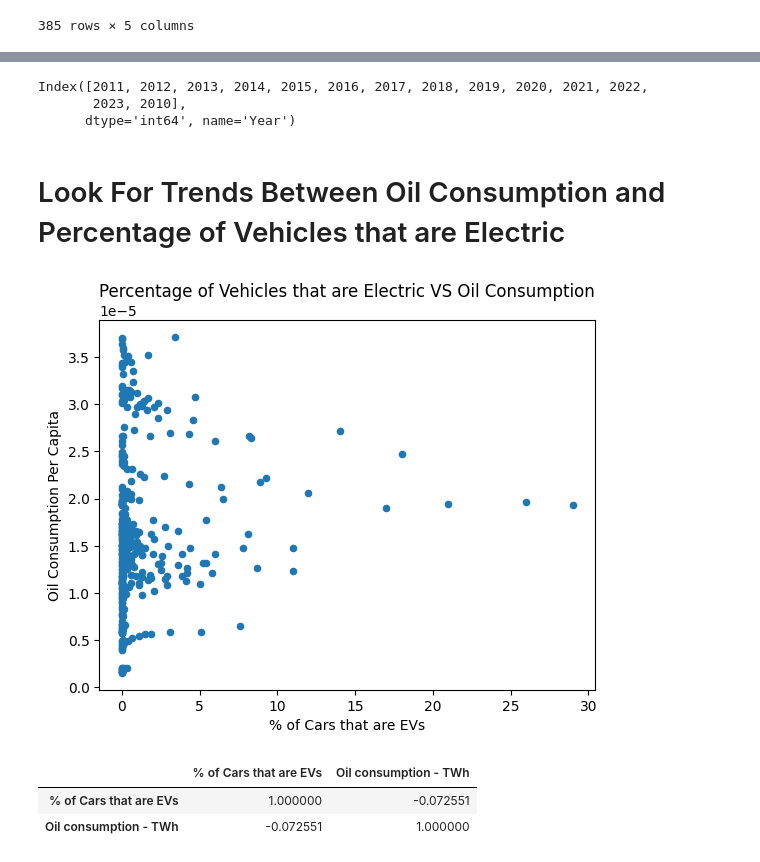
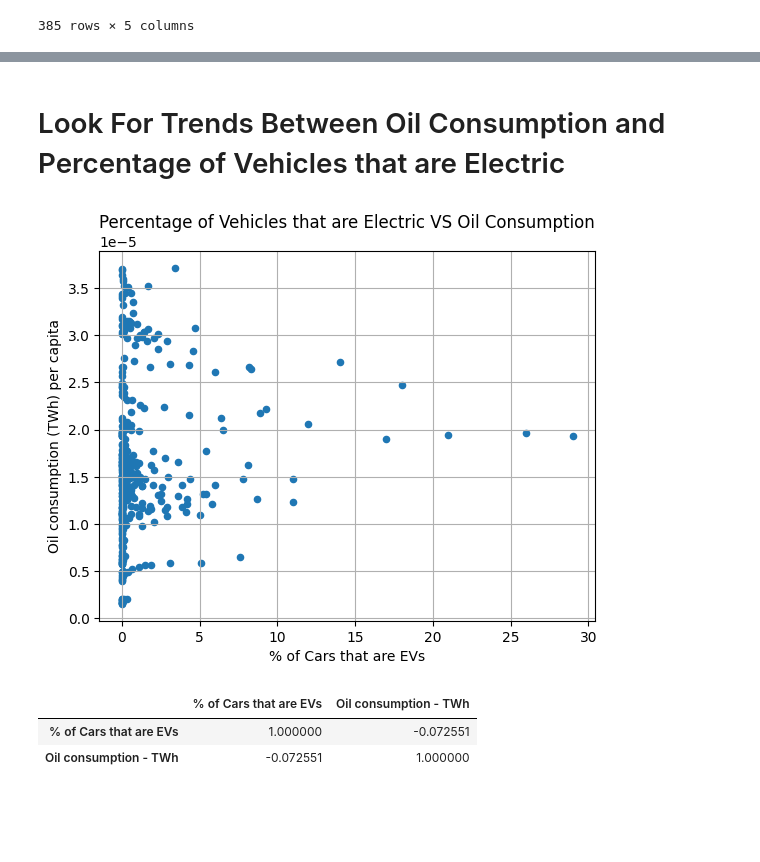
Before and after one commit to Marwenboughanmi/EVS-project-1, a Jupyter notebook: percent_EVs_vs_Oil_Cunsumption.ipynb, the cells around one changed output, grey strips where cells are left out. Saved outputs shown, nothing was run; the diff lists cells and outputs as text; code cells hidden in the pictures; blank space fills up the shorter version.

```diff
--- a/percent_EVs_vs_Oil_Cunsumption.ipynb
+++ b/percent_EVs_vs_Oil_Cunsumption.ipynb
@@ -318,18 +275,14 @@ array(['Australia', 'Austria', 'Belgium', 'Brazil', 'Canada', 'Chile',
-# %%
-merged_df.index.unique()
-# %% [output]
-Index([2011, 2012, 2013, 2014, 2015, 2016, 2017, 2018, 2019, 2020, 2021, 2022,
-       2023, 2010],
-      dtype='int64', name='Year')
 # %% [markdown]
 # Look For Trends Between Oil Consumption and Percentage of Vehicles that are Electric
 # %%
+# Creating a scatter plot to visualize the relationship between the percentage of electric vehicles and oil consumption per capita
 fig, ax = plt.subplots()
 
 merged_df.plot(kind='scatter', ax=ax, x='% of Cars that are EVs', y='Oil Consumption Per Capita', title = 'Percentage of Vehicles that are Electric VS Oil Consumption' )
+plt.grid()
+plt.ylabel('Oil consumption (TWh) per capita')
+plt.xlabel('% of Cars that are EVs')
 plt.show()
-
-plt.show()
 # %% [output]
-[figure, old version]
+[figure, new version]
 # %%
```
Also changed, not shown: parts of 32 cells of this notebook.
